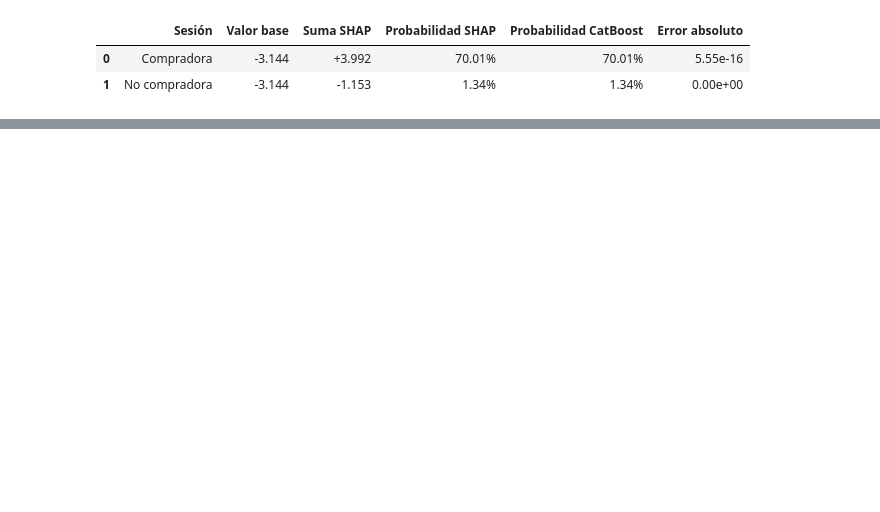
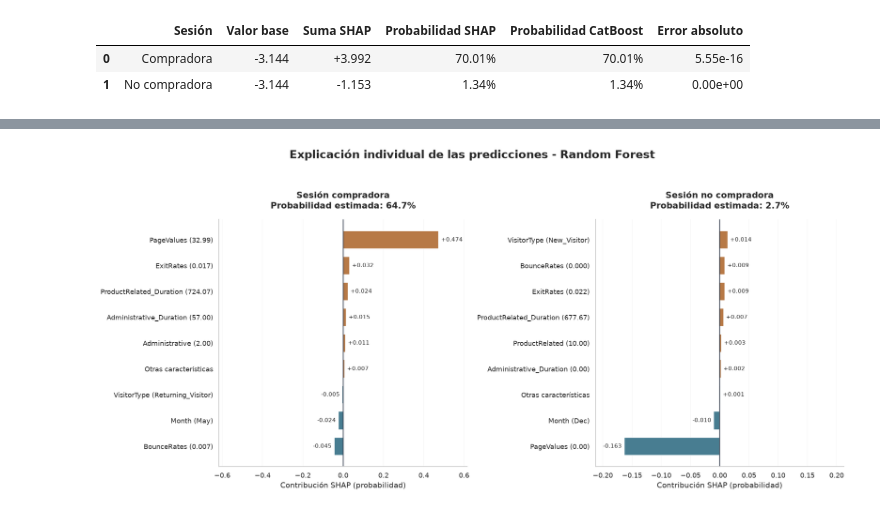
Before and after one commit to ikerav/online-shopping-prediction, a Jupyter notebook: notebooks/04_interpretabilidad.ipynb, the cells around one changed output, grey strips where cells are left out. Saved outputs shown, nothing was run; the diff lists cells and outputs as text; code cells hidden in the pictures; blank space fills up the shorter version.

```diff
--- a/notebooks/04_interpretabilidad.ipynb
+++ b/notebooks/04_interpretabilidad.ipynb
@@ -1327,0 +1580,89 @@ display(
+# %%
+ejemplos_rf = list(indices_ejemplo.items())
+
+fig, axes = plt.subplots(1, 2, figsize=(17, 7.5))
+
+for ax, (nombre, indice) in zip(axes, ejemplos_rf):
+
+    shap_sesion = contribuciones_rf.loc[indice]
+
+    # Ocho contribuciones más relevantes
+    principales = shap_sesion.abs().nlargest(8).index
+    aportaciones = shap_sesion.loc[principales].copy()
+
+    # Agrupar las restantes
+    aportaciones["Otras características"] = (
+        shap_sesion.drop(principales).sum()
+    )
+
+    aportaciones = aportaciones.sort_values()
+
+    # Incluir los valores originales en las etiquetas
+    etiquetas = []
+
+    for variable in aportaciones.index:
+
+        if variable == "Otras características":
+            etiquetas.append(variable)
+            continue
+
+        valor = muestra_rf.loc[indice, variable]
+
+        if variable in variables_categoricas:
+            valor_texto = str(valor)
+        elif variable in ("ExitRates", "BounceRates"):
+            valor_texto = f"{valor:.3f}"
+        else:
+            valor_texto = f"{valor:.2f}"
+
+        etiquetas.append(f"{variable} ({valor_texto})")
+
+    colores = [
+        "#B77946" if valor >= 0 else "#487D91"
+        for valor in aportaciones
+    ]
+
+    barras = ax.barh(
+        etiquetas,
+        aportaciones.values,
+        color=colores,
+        height=0.7
+    )
+
+    ax.bar_label(
+        barras,
+        fmt="%+.3f",
+        padding=4,
+        fontsize=9
+    )
+
+    ax.axvline(0, color="#374151", linewidth=1.3)
+
+    margen = max(aportaciones.abs().max(), 0.02) * 1.3
+    ax.set_xlim(-margen, margen)
+
+    probabilidad = probabilidades_rf_serie.loc[indice]
+
+    ax.set_title(
+        f"Sesión {nombre.lower()}\n"
+        f"Probabilidad estimada: {probabilidad:.1%}",
+        fontsize=14,
+        pad=18
+    )
+
+    ax.set_xlabel("Contribución SHAP (probabilidad)")
+    ax.set_ylabel("")
+    ax.grid(axis="x", alpha=0.15)
+    ax.grid(axis="y", visible=False)
+
+fig.suptitle(
+    "Explicación individual de las predicciones - Random Forest",
+    fontsize=18,
+    fontweight="bold",
+    y=1.04
+)
+
+plt.tight_layout()
+plt.show()
+# %% [output]
+[figure, added]
```
Also changed, not shown: parts of 55 cells of this notebook.
